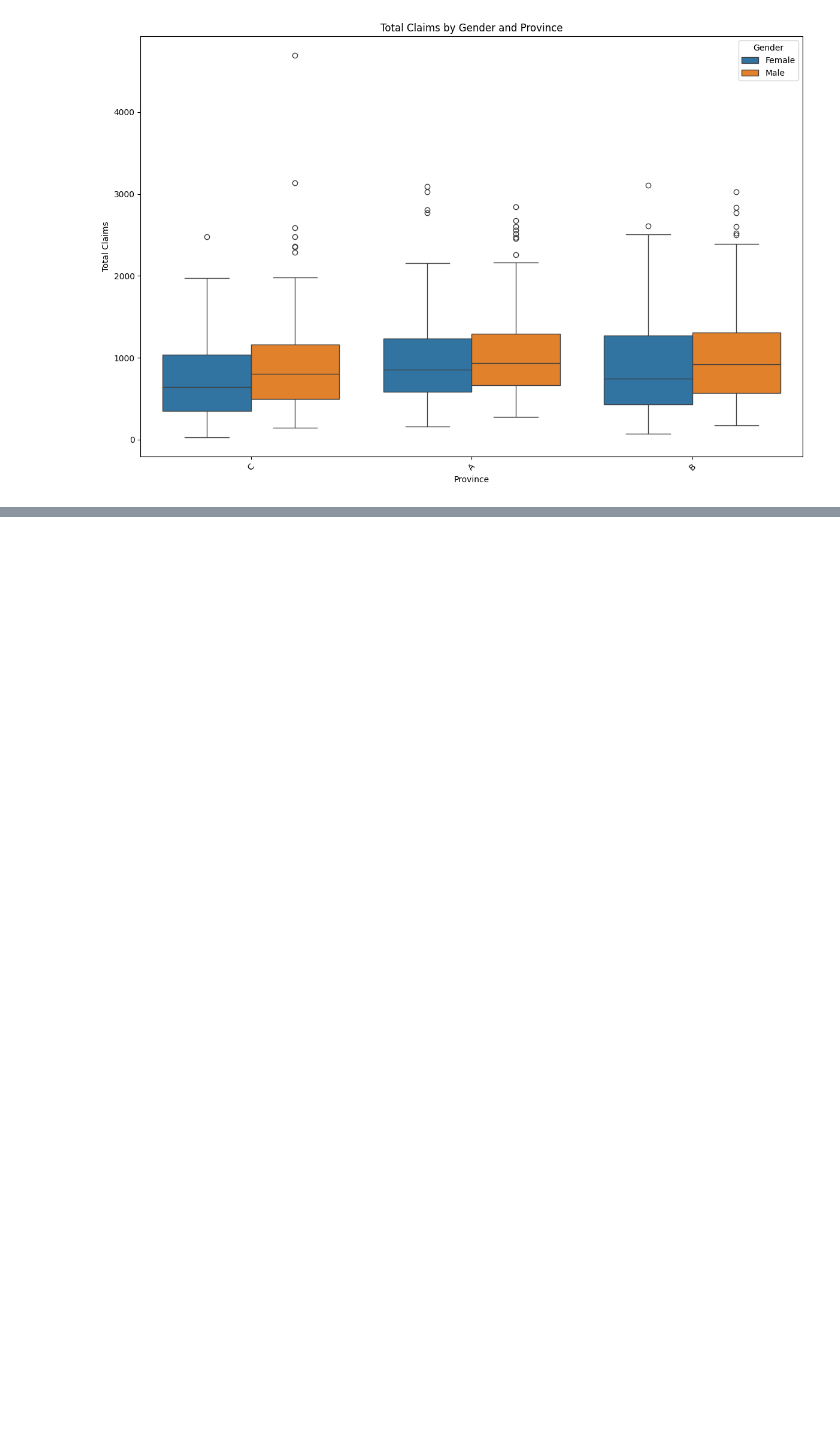
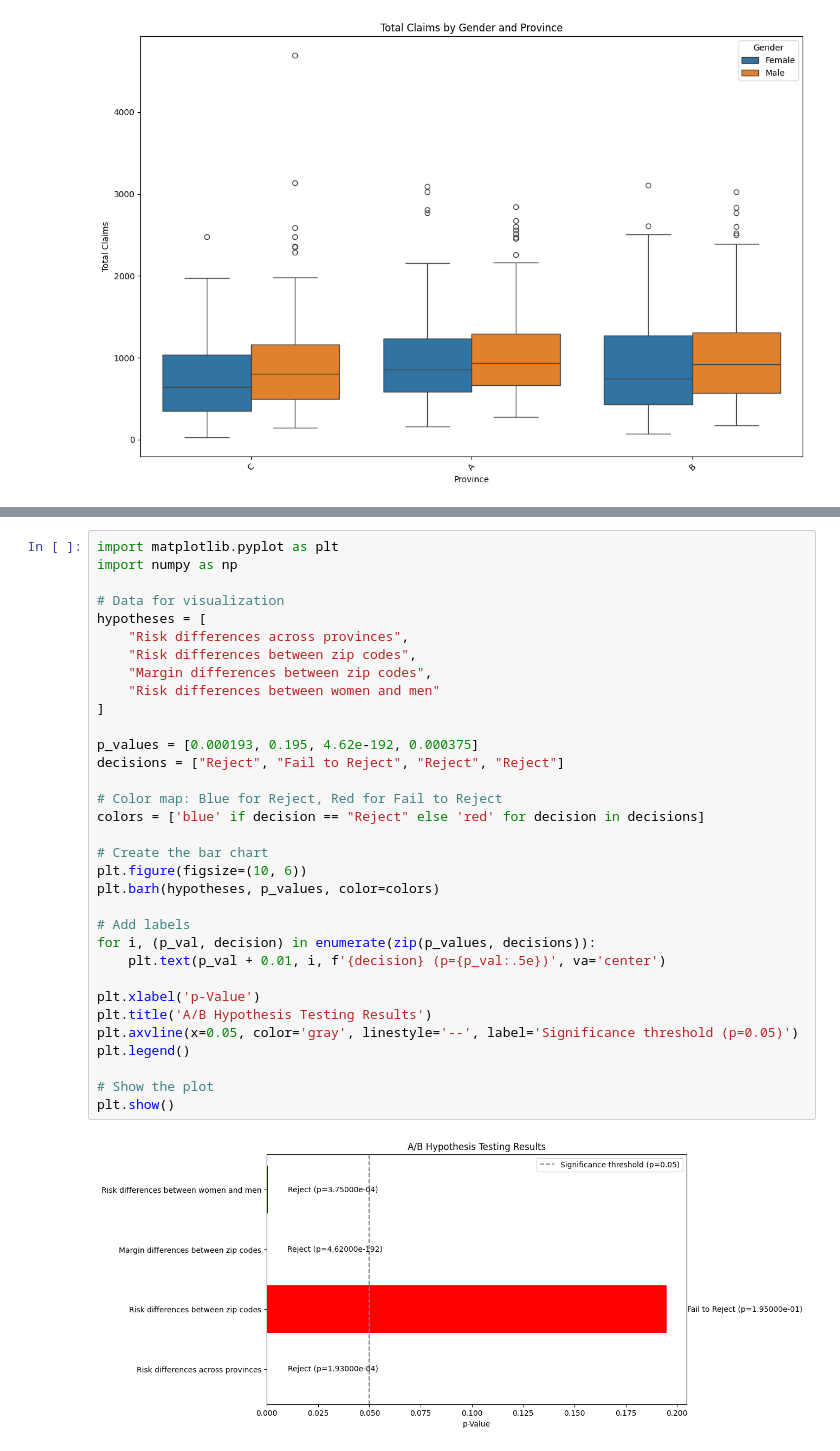
Before and after one commit to vlazacck/week3, a Jupyter notebook: notebooks/ab_hypothesis_testing.ipynb, the cells around one changed output, grey strips where cells are left out. Cells and saved outputs as stored; diff of their text form; blank space fills up the shorter version.

```diff
--- a/notebooks/ab_hypothesis_testing.ipynb
+++ b/notebooks/ab_hypothesis_testing.ipynb
@@ -325,0 +373,35 @@ plt.show()
+# %%
+import matplotlib.pyplot as plt
+import numpy as np
+
+# Data for visualization
+hypotheses = [
+    "Risk differences across provinces",
+    "Risk differences between zip codes",
+    "Margin differences between zip codes",
+    "Risk differences between women and men"
+]
+
+p_values = [0.000193, 0.195, 4.62e-192, 0.000375]
+decisions = ["Reject", "Fail to Reject", "Reject", "Reject"]
+
+# Color map: Blue for Reject, Red for Fail to Reject
+colors = ['blue' if decision == "Reject" else 'red' for decision in decisions]
+
+# Create the bar chart
+plt.figure(figsize=(10, 6))
+plt.barh(hypotheses, p_values, color=colors)
+
+# Add labels
+for i, (p_val, decision) in enumerate(zip(p_values, decisions)):
+    plt.text(p_val + 0.01, i, f'{decision} (p={p_val:.5e})', va='center')
+
+plt.xlabel('p-Value')
+plt.title('A/B Hypothesis Testing Results')
+plt.axvline(x=0.05, color='gray', linestyle='--', label='Significance threshold (p=0.05)')
+plt.legend()
+
+# Show the plot
+plt.show()
+# %% [output]
+[figure, added]
```
Also changed, not shown: parts of 7 cells of this notebook, 3 other files.
